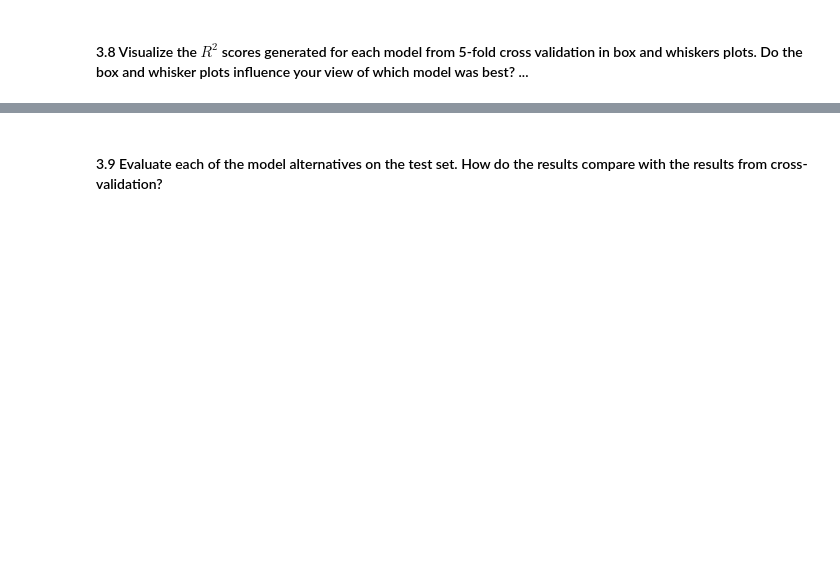
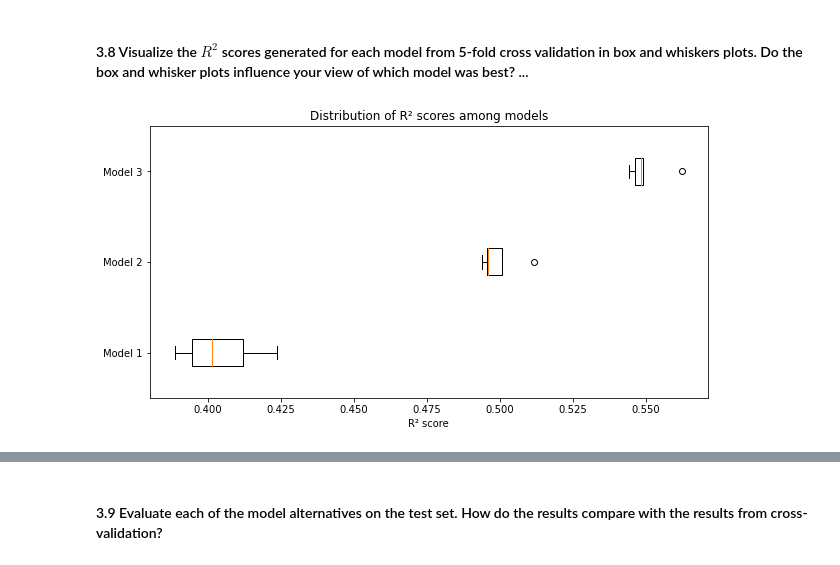
Before and after one commit to lucasresck/foundations-of-data-science, a Jupyter notebook: cs109a_hw4/cs109a_HW4.ipynb, the cells around one changed output, grey strips where cells are left out. Drawn from its saved outputs; the diff is of its cells as text; code cells hidden in the pictures; blank space fills up the shorter version.

```diff
--- a/cs109a_hw4/cs109a_HW4.ipynb
+++ b/cs109a_hw4/cs109a_HW4.ipynb
@@ -494,0 +540,11 @@ Your answer here
+# %%
+r2_2 = cross_val_score(
+    LinearRegression(),
+    X_train_poly.drop(
+        columns=[column for column in X_train_poly.columns if '^3' in column or '^4' in column or column.split('^')[0] not in BikeOLS_significant_bootstrap]
+    ),
+    y_train,
+    cv=KFold(n_splits=5, shuffle=True, random_state=0),
+    scoring='r2'
+)
+print(np.mean(r2_2), np.std(r2_2))
@@ -494,0 +553,11 @@ Your answer here
+# %%
+r2_3 = cross_val_score(
+    LinearRegression(),
+    X_train_poly.drop(
+        columns=[column for column in X_train_poly.columns if column.split('^')[0] not in BikeOLS_significant_bootstrap]
+    ),
+    y_train,
+    cv=KFold(n_splits=5, shuffle=True, random_state=0),
+    scoring='r2'
+)
+print(np.mean(r2_3), np.std(r2_3))
@@ -498,0 +578,10 @@ Your answer here
+# %%
+fig, ax = plt.subplots(figsize=(10, 5))
+ax.boxplot([r2_1, r2_2, r2_3], vert=False)
+ax.set_title('Distribution of R² scores among models')
+ax.set_xlabel('R² score')
+# ax.set_ylabel('Model')
+ax.set_yticklabels(['Model 1', 'Model 2', 'Model 3'])
+plt.show()
+# %% [output]
+[figure, added]
```
Also changed, not shown: parts of 43 cells of this notebook.
